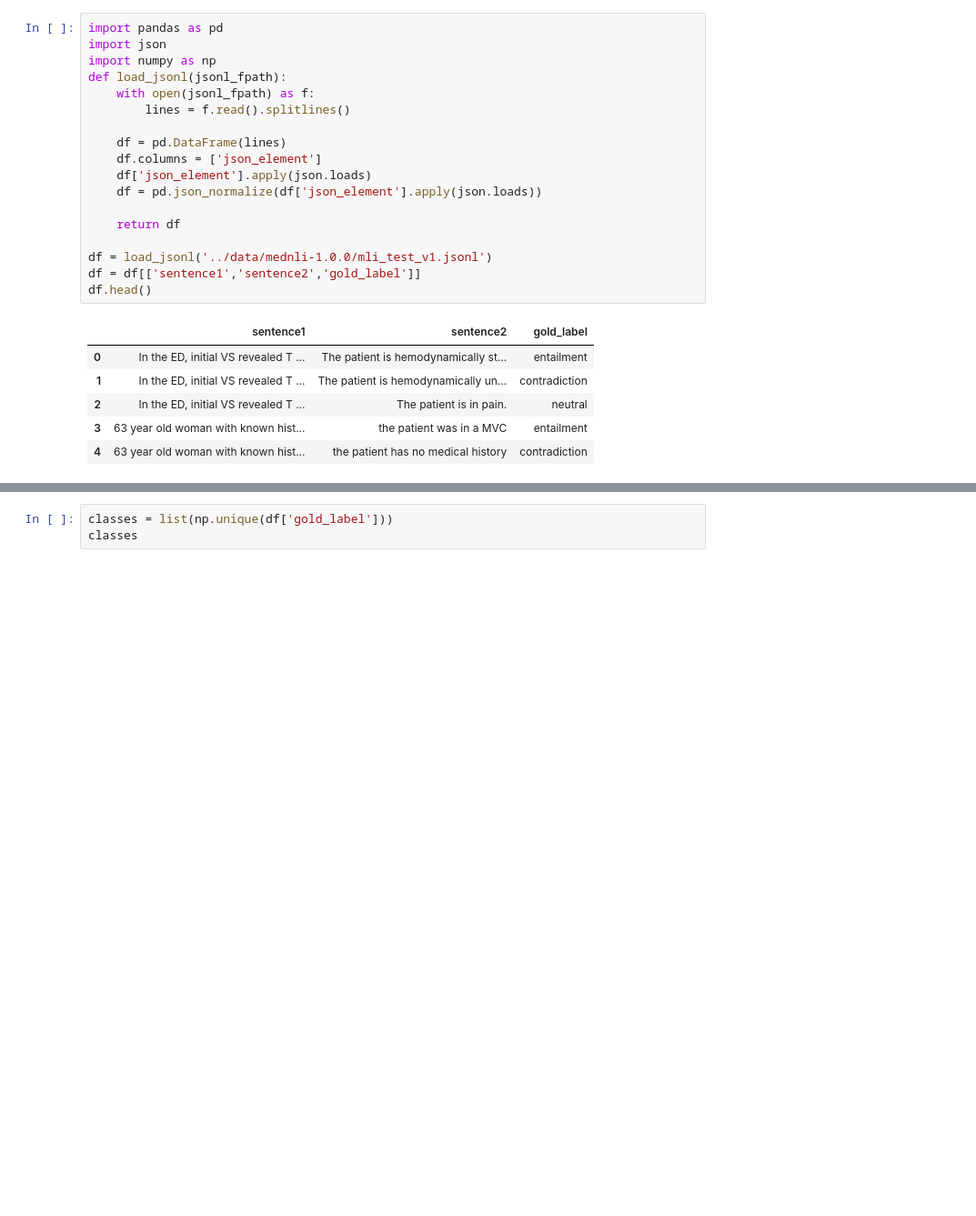
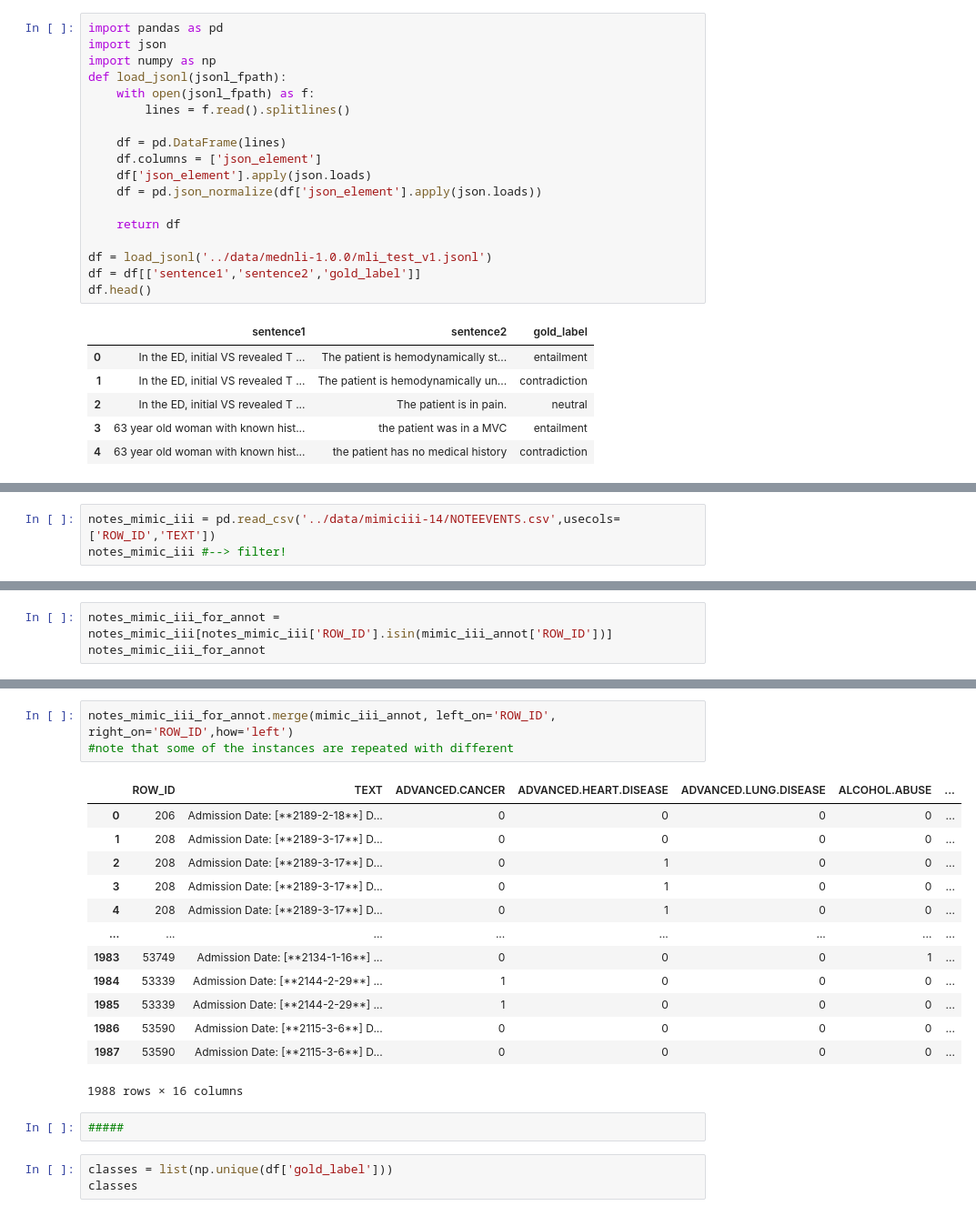
Before and after one commit to simonlevine/clinical-longformer, a Jupyter notebook: medNLI/testing_for_med_nli.ipynb, the cells around one changed output, grey strips where cells are left out. Shown at 91% size. Cells and saved outputs as stored; diff of their text form; blank space fills up the shorter version.

```diff
--- a/medNLI/testing_for_med_nli.ipynb
+++ b/medNLI/testing_for_med_nli.ipynb
@@ -25,0 +45,3 @@ df.head()
+# %%
+notes_mimic_iii = pd.read_csv('../data/mimiciii-14/NOTEEVENTS.csv',usecols=['ROW_ID','TEXT'])
+notes_mimic_iii #--> filter!
@@ -25,0 +80,3 @@ df.head()
+# %%
+notes_mimic_iii_for_annot = notes_mimic_iii[notes_mimic_iii['ROW_ID'].isin(mimic_iii_annot['ROW_ID'])]
+notes_mimic_iii_for_annot
@@ -26,3 +97,22 @@ df.head()
+# %%
+notes_mimic_iii_for_annot.merge(mimic_iii_annot, left_on='ROW_ID', right_on='ROW_ID',how='left')
+#note that some of the instances are repeated with different
+# %% [output]
+|  | ROW_ID | TEXT | ADVANCED.CANCER | ADVANCED.HEART.DISEASE | ADVANCED.LUNG.DISEASE | ALCOHOL.ABUSE | ... |
+| 0 | 206 | Admission Date: [**2189-2-18**] D... | 0 | 0 | 0 | 0 | ... |
+| 1 | 208 | Admission Date: [**2189-3-17**] D... | 0 | 0 | 0 | 0 | ... |
+| 2 | 208 | Admission Date: [**2189-3-17**] D... | 0 | 1 | 0 | 0 | ... |
+| 3 | 208 | Admission Date: [**2189-3-17**] D... | 0 | 1 | 0 | 0 | ... |
+| 4 | 208 | Admission Date: [**2189-3-17**] D... | 0 | 1 | 0 | 0 | ... |
+| ... | ... | ... | ... | ... | ... | ... | ... |
+| 1983 | 53749 | Admission Date: [**2134-1-16**] ... | 0 | 0 | 0 | 1 | ... |
+| 1984 | 53339 | Admission Date: [**2144-2-29**] ... | 1 | 0 | 0 | 0 | ... |
+| 1985 | 53339 | Admission Date: [**2144-2-29**] ... | 1 | 0 | 0 | 0 | ... |
+| 1986 | 53590 | Admission Date: [**2115-3-6**] D... | 0 | 0 | 0 | 0 | ... |
+| 1987 | 53590 | Admission Date: [**2115-3-6**] D... | 0 | 0 | 0 | 0 | ... |
+1988 rows × 16 columns
+# %%
+#####
 # %%
 classes = list(np.unique(df['gold_label']))
 classes
```
Also changed, not shown: parts of 4 cells of this notebook, 4 other files.
